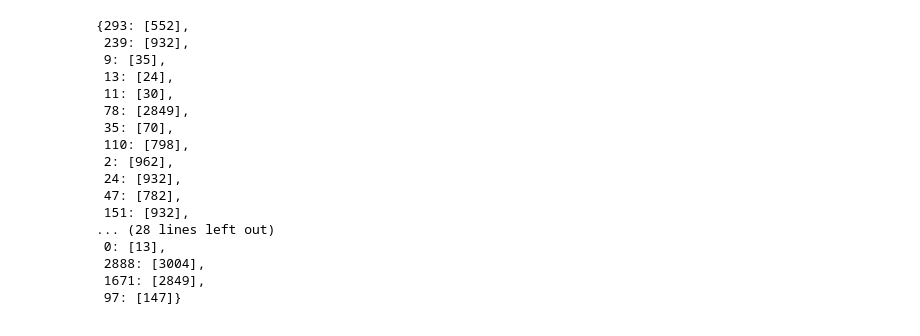
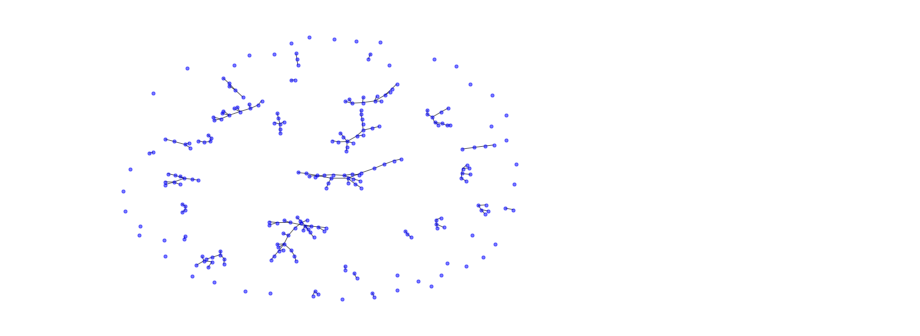
Before and after one commit to tdavislab/TopoBERT, a Jupyter notebook: notebooks/BallMapper.ipynb, the cells around one changed output. Cells and saved outputs as stored; diff of their text form; code cells hidden in the pictures.

```diff
--- a/notebooks/BallMapper.ipynb
+++ b/notebooks/BallMapper.ipynb
@@ -78,46 +78,28 @@ class BallMapper:
         return graph
 
 def elbow_eps(data):
-    n_neighbors = 4
+    n_neighbors = 5
     nbrs = NearestNeighbors(n_neighbors=n_neighbors).fit(data)
     distances, indices = nbrs.kneighbors(data)
     distances = np.sort(distances, axis=0)[::-1]
     kneedle = kneed.KneeLocator(distances[:, n_neighbors - 1], np.linspace(0, 1, num=len(distances)), curve='convex', direction='decreasing')
-    kneedle.plot_knee()
+    # kneedle.plot_knee()
     eps = kneedle.knee
     return eps
 # %%
-activations = pd.read_csv('../backend/data/ss-role/fine-tuned-bert-base-uncased/train/176/12.txt', delim_whitespace=True, header=None)
+activations = pd.read_csv('../backend/data/ss-role/fine-tuned-bert-base-uncased/train/176/9.txt', delim_whitespace=True, header=None)
 labels = pd.read_csv('../backend/data/ss-role/entities/train.txt', delim_whitespace=True, header=None)
 X = activations
 # plt.scatter(X.iloc[:, 0], X.iloc[:, 1])
 
 bm = BallMapper()
-graph = bm.map(X, epsilon=15)
+graph = bm.map(X, epsilon=elbow_eps(X))
 
-# G = nx.Graph()
-# G.add_nodes_from(graph['nodes'])
-# G.add_edges_from(graph['links'])
+G = nx.Graph()
+G.add_nodes_from(graph['nodes'])
+G.add_edges_from([(k, v[0]) for k, v in graph['links'].items()])
 
-# pos = nx.spring_layout(G)
-# nx.draw(G, pos=pos, node_size=10, node_color='blue', edge_color='black', width=1, alpha=0.5)
+pos = nx.spring_layout(G)
+nx.draw(G, pos=pos, node_size=10, node_color='blue', edge_color='black', width=1, alpha=0.5)
+# %% [output]
+[figure, added]
-# %%
-graph['links']
-# %% [output]
-{293: [552],
- 239: [932],
- 9: [35],
- 13: [24],
- 11: [30],
- 78: [2849],
- 35: [70],
- 110: [798],
- 2: [962],
- 24: [932],
- 47: [782],
- 151: [932],
-... (28 lines left out)
- 0: [13],
- 2888: [3004],
- 1671: [2849],
- 97: [147]}
```
Also changed, not shown: parts of 5 cells of this notebook, 4 other files.
